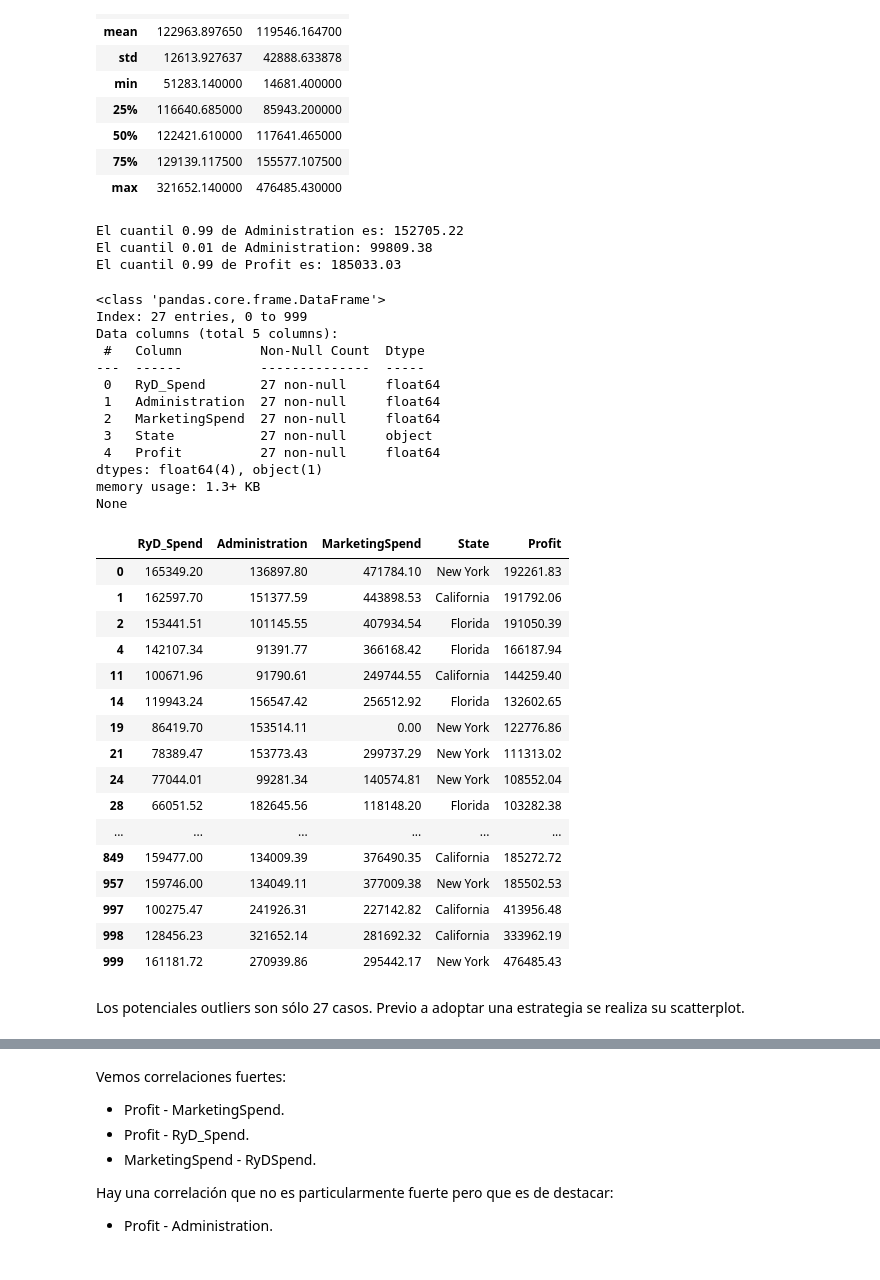
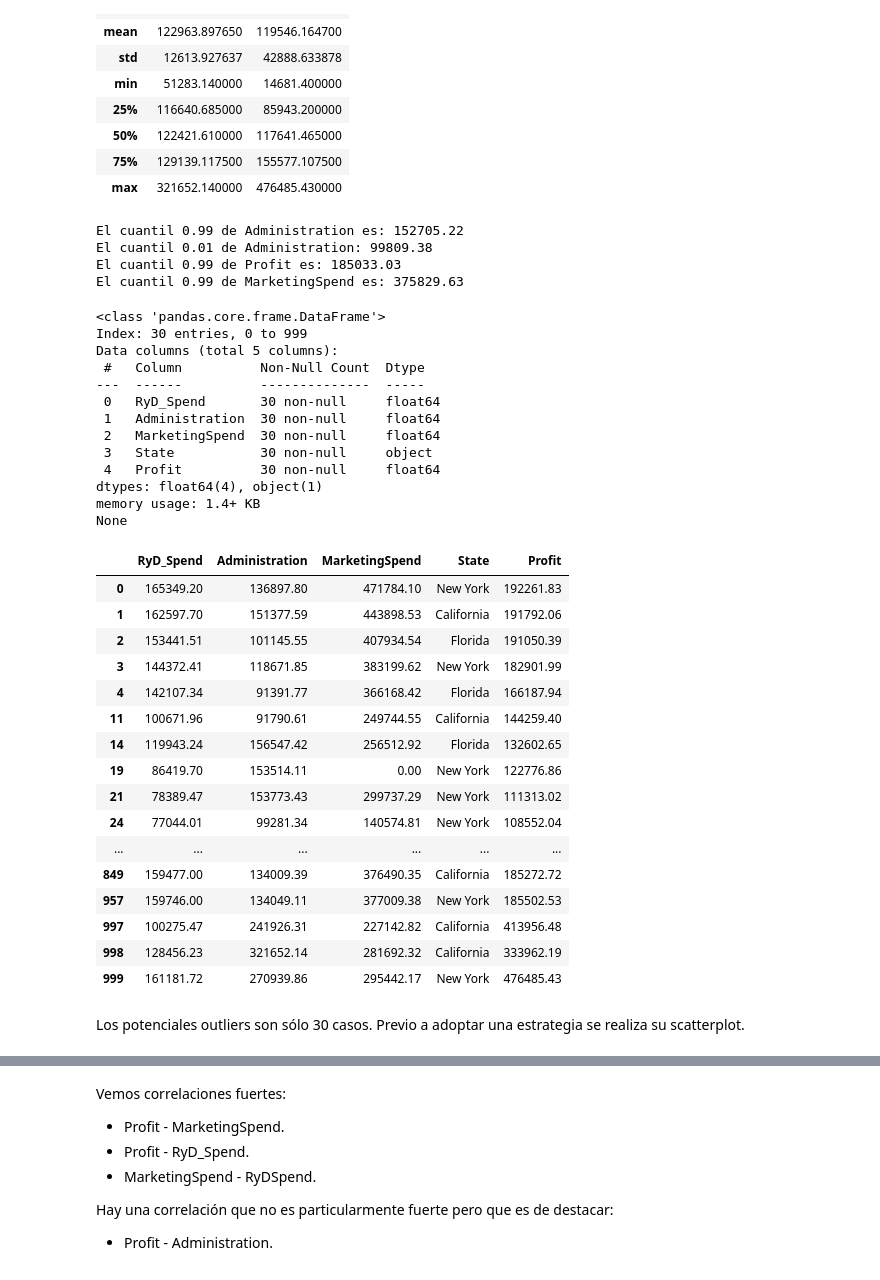
Before and after one commit to bpace1/TP2-Mineria-De-Datos, a Jupyter notebook: Tp_2.ipynb, the cells around one changed output, grey strips where cells are left out. Saved outputs shown, nothing was run; the diff lists cells and outputs as text; code cells hidden in the pictures.

```diff
--- a/Tp_2.ipynb
+++ b/Tp_2.ipynb
@@ -180,49 +184,53 @@ df_companies[['Administration', 'Profit']].describe()
 administration_quantile_99: float = df_companies['Administration'].quantile(.99)
 administration_quantile_01: float = df_companies['Administration'].quantile(.01)
 profit_quantile_99: float = df_companies['Profit'].quantile(.99)
+marketing_quantile_99: float = df_companies['MarketingSpend'].quantile(.99)
 
 print(f'El cuantil 0.99 de Administration es: {round(administration_quantile_99,2)}')
 print(f'El cuantil 0.01 de Administration: {round(administration_quantile_01,2)}')
 print(f'El cuantil 0.99 de Profit es: {round(profit_quantile_99,2)}')
+print(f'El cuantil 0.99 de MarketingSpend es: {round(marketing_quantile_99,2)}')
 # %% [output]
 El cuantil 0.99 de Administration es: 152705.22
 El cuantil 0.01 de Administration: 99809.38
 El cuantil 0.99 de Profit es: 185033.03
+El cuantil 0.99 de MarketingSpend es: 375829.63
 # %%
 df_companies_outliers: pd.DataFrame = df_companies.loc[
     (df_companies['Administration'] > administration_quantile_99) |
     (df_companies['Administration'] < administration_quantile_01) |
-    (df_companies['Profit'] > profit_quantile_99)
+    (df_companies['Profit'] > profit_quantile_99) |
+    (df_companies['MarketingSpend'] > marketing_quantile_99)
 ]
 
 print(df_companies_outliers.info())
 
 df_companies_outliers
 # %% [output]
 <class 'pandas.core.frame.DataFrame'>
-Index: 27 entries, 0 to 999
+Index: 30 entries, 0 to 999
 Data columns (total 5 columns):
  #   Column          Non-Null Count  Dtype
 ---  ------          --------------  -----
- 0   RyD_Spend       27 non-null     float64
- 1   Administration  27 non-null     float64
- 2   MarketingSpend  27 non-null     float64
- 3   State           27 non-null     object
- 4   Profit          27 non-null     float64
+ 0   RyD_Spend       30 non-null     float64
+ 1   Administration  30 non-null     float64
+ 2   MarketingSpend  30 non-null     float64
+ 3   State           30 non-null     object
+ 4   Profit          30 non-null     float64
 dtypes: float64(4), object(1)
-memory usage: 1.3+ KB
+memory usage: 1.4+ KB
 None
 |  | RyD_Spend | Administration | MarketingSpend | State | Profit |
 | 0 | 165349.20 | 136897.80 | 471784.10 | New York | 192261.83 |
 | 1 | 162597.70 | 151377.59 | 443898.53 | California | 191792.06 |
 | 2 | 153441.51 | 101145.55 | 407934.54 | Florida | 191050.39 |
+| 3 | 144372.41 | 118671.85 | 383199.62 | New York | 182901.99 |
 | 4 | 142107.34 | 91391.77 | 366168.42 | Florida | 166187.94 |
 | 11 | 100671.96 | 91790.61 | 249744.55 | California | 144259.40 |
 | 14 | 119943.24 | 156547.42 | 256512.92 | Florida | 132602.65 |
 | 19 | 86419.70 | 153514.11 | 0.00 | New York | 122776.86 |
 | 21 | 78389.47 | 153773.43 | 299737.29 | New York | 111313.02 |
 | 24 | 77044.01 | 99281.34 | 140574.81 | New York | 108552.04 |
-| 28 | 66051.52 | 182645.56 | 118148.20 | Florida | 103282.38 |
 | ... | ... | ... | ... | ... | ... |
 | 849 | 159477.00 | 134009.39 | 376490.35 | California | 185272.72 |
 | 957 | 159746.00 | 134049.11 | 377009.38 | New York | 185502.53 |
@@ -230,7 +238,7 @@ None
 | 998 | 128456.23 | 321652.14 | 281692.32 | California | 333962.19 |
 | 999 | 161181.72 | 270939.86 | 295442.17 | New York | 476485.43 |
 # %% [markdown]
-Los potenciales outliers son sólo 27 casos. Previo a adoptar una estrategia se realiza su scatterplot.
+Los potenciales outliers son sólo 30 casos. Previo a adoptar una estrategia se realiza su scatterplot.
 # %%
 fig2 = px.scatter(df_companies_outliers.drop(columns=['State']), title='Variables en función de sus índices.')
 fig2.show()
```
Also changed, not shown: parts of 27 cells of this notebook.
